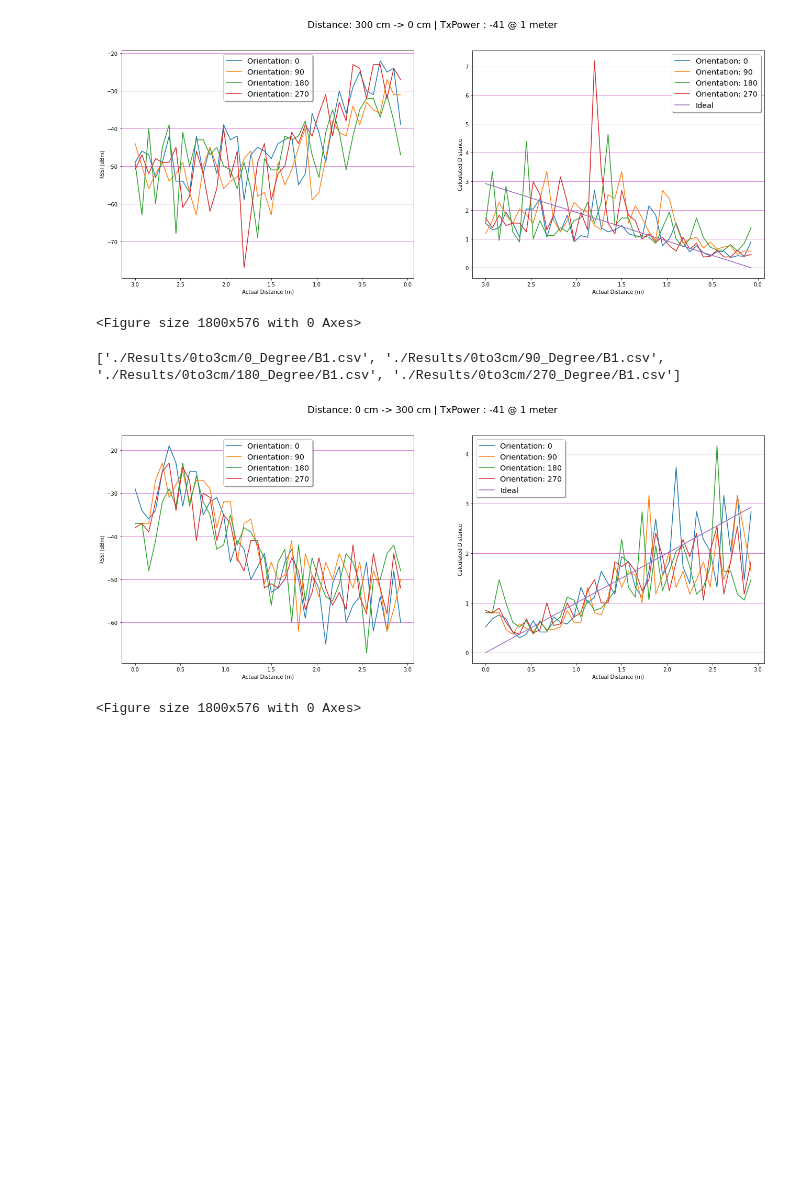
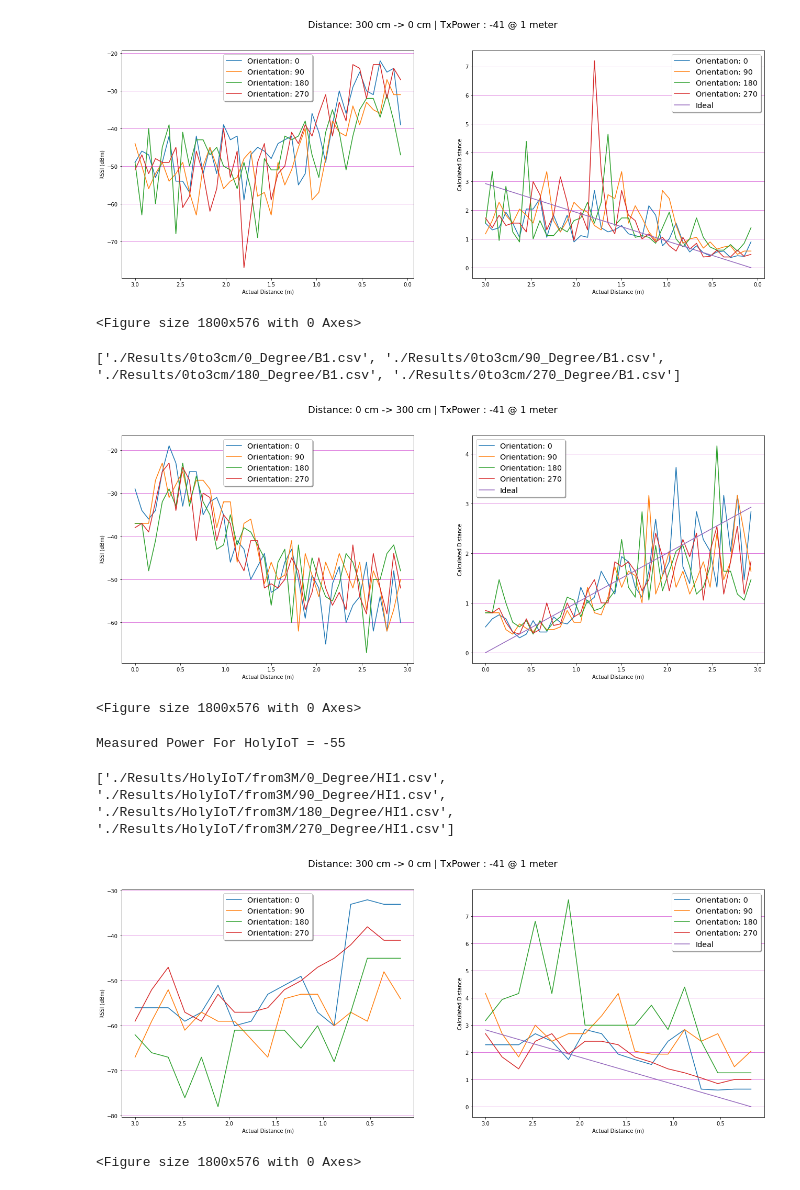
Before and after one commit to jenish-rudani/BLE-Tools-RTLS-Guard, a Jupyter notebook: BLE_RSSI_Data_Analysis/analysis.ipynb, the cells around one changed output. Drawn from its saved outputs; the diff is of its cells as text; code cells hidden in the pictures; blank space fills up the shorter version.

Commit message:
added results for 2xthunderboard, holyiot

```diff
--- a/BLE_RSSI_Data_Analysis/analysis.ipynb
+++ b/BLE_RSSI_Data_Analysis/analysis.ipynb
@@ -9,12 +9,14 @@ measuredPower = -41 # For Thunderboard as a Static Beacon and the Starter Kit as
 def convertToDistance(inputRssiArray):
   return np.array([10**((measuredPower - rssi) / (10*EnvironmentLoss)) for rssi in inputRssiArray])
 # %%
+
 plt.rcParams["figure.figsize"] = (22, 8)
 
 distance = '3to0'
 orientation = [0,90,180,270]
 
-fileName1 = "./Results/{}cm/{}_Degree/B1.csv"
+resultsDir = "./Results/{}cm/{}_Degree"
+fileName1 = resultsDir + "/B1.csv"
 
 fileNameList = [fileName1.format(distance,orientation[i]) for i in range(4)]
 
@@ -22,7 +24,7 @@ print(fileNameList)
 
 colorList = ['#FFBA49', '#20A39E', '#EF5B5B', '#0000FF']
 
-# making data frame
+
 rssiDataList = [pd.read_csv(fileNameList[i]) for i in range(len(fileNameList)) ]
 distanceDataList = [pd.DataFrame(convertToDistance(rssiDataList[i].to_numpy()), columns=['Orientation: {}'.format(orientation[i])]) for i in range(len(fileNameList)) ]
 fiftyToZero = pd.DataFrame(np.arange(0, 3, 0.075), columns=['Ideal Condition'])
@@ -126,3 +128,76 @@ plt.show()
 ['./Results/0to3cm/0_Degree/B1.csv', './Results/0to3cm/90_Degree/B1.csv', './Results/0to3cm/180_Degree/B1.csv', './Results/0to3cm/270_Degree/B1.csv']
 [figure]
 <Figure size 1800x576 with 0 Axes>
+# %%
+fileName = """.\Results\HolyIoT\onemeter\HI1.csv"""
+distanceDataAtOneMeterForHolyIoT = pd.read_csv(fileName)
+distanceDataAtOneMeterForHolyIoT = distanceDataAtOneMeterForHolyIoT.drop([4,5,6])
+measuredPowerForHolyIoT = distanceDataAtOneMeterForHolyIoT.mean()
+
+print("Measured Power For HolyIoT = {}".format(int(measuredPowerForHolyIoT)))
+# %% [output]
+Measured Power For HolyIoT = -55
+# %%
+
+plt.rcParams["figure.figsize"] = (22, 8)
+
+distance = 'from3M'
+orientation = [0,90,180,270]
+
+resultsDir = "./Results/HolyIoT/{}/{}_Degree"
+fileName = resultsDir + "/HI1.csv"
+
+fileNameList = [fileName.format(distance,orientation[i]) for i in range(4)]
+
+print(fileNameList)
+
+colorList = ['#FFBA49', '#20A39E', '#EF5B5B', '#0000FF']
+
+
+rssiDataList = [pd.read_csv(fileNameList[i]) for i in range(len(fileNameList)) ]
+distanceDataList = [pd.DataFrame(convertToDistance(rssiDataList[i].to_numpy()), columns=['Orientation: {}'.format(orientation[i])]) for i in range(len(fileNameList)) ]
+
+stepSize = 3/len(distanceDataList[0])
+
+fiftyToZero = pd.DataFrame(np.arange(0, 3, stepSize), columns=['Ideal Condition'])
+a = pd.DataFrame(np.arange(3, 0, -stepSize))
+
+# define number of rows and columns for subplots
+nrow = 1
+ncol = 2
+fig, ax = plt.subplots(1, 2, sharex=True)
+axes = ax.flatten()
+plt.figure(figsize=(25, 8))  # change the figure size as needed
+for i in range(len(fileNameList)):
+  rssiDataList[i].rename(columns={'# rssi': 'Orientation: {}'.format(orientation[i])}, inplace=True)
+  axes[0].plot(a.values.tolist(), rssiDataList[i].values.tolist(),
+               label='Orientation: {}'.format(orientation[i]))
+  # rssiDataList[i].plot(ax=axes[0], xticks=[i for i in range(0, 20, 2)],
+  #                      grid=True, title="RSSI PLOT", fontsize=16, color=colorList[i])
+  axes[1].plot(a.values.tolist(), distanceDataList[i].values.tolist(),
+               label='Orientation: {}'.format(orientation[i]))
+  # distanceDataList[i].plot(ax=axes[1], ylim=(-0.5, (distance/100)+0.5), xticks=a,
+  #                          grid=True, title="Calculated Distance PLOT", fontsize=16, color=colorList[i])
+axes[1].plot(a.values.tolist(), fiftyToZero.values.tolist()[::-1], label='Ideal')
+# fiftyToZero.plot(ax=axes[1], ylim=(-0.5, (distance/100)+0.5), xticks=a,
+#                  grid=True, title="Calculated Distance PLOT", fontsize=16, color='#000000')
+legend = axes[0].legend(loc='upper center', shadow=True, fontsize='x-large')
+legend = axes[1].legend(loc='upper right', shadow=True, fontsize='x-large')
+
+axes[0].grid(which='both',axis='y', color='m', linestyle='-', linewidth=0.5)
+axes[1].grid(which='both',axis='y', color='m', linestyle='-', linewidth=0.5)
+axes[0].set_xlabel("Actual Distance (m)")
+axes[0].xaxis.grid(True, which="minor")
+axes[0].set_ylabel("RSSI (dBm)")
+axes[1].set_xlabel("Actual Distance (m)")
+axes[1].xaxis.grid(True, which="minor")
+axes[1].yaxis.grid(True, which="minor")
+axes[1].set_ylabel("Calculated Distance")
+fig.gca().invert_xaxis()
+fig.suptitle('Distance: 300 cm -> 0 cm | TxPower : -55 @ 1 meter', fontsize=18)
+# fig.savefig(fileName1[:-3] + ".png", transparent=False)
+plt.show()
+# %% [output]
+['./Results/HolyIoT/from3M/0_Degree/HI1.csv', './Results/HolyIoT/from3M/90_Degree/HI1.csv', './Results/HolyIoT/from3M/180_Degree/HI1.csv', './Results/HolyIoT/from3M/270_Degree/HI1.csv']
+[figure, added]
+<Figure size 1800x576 with 0 Axes>
```
Also changed, not shown: 27 other files.
